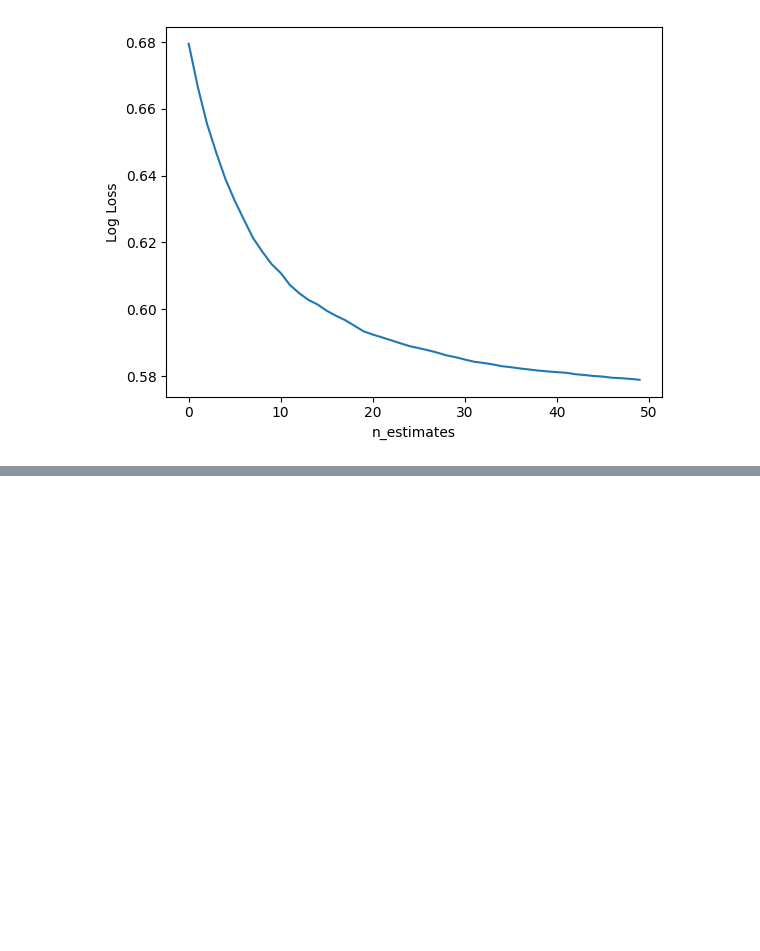
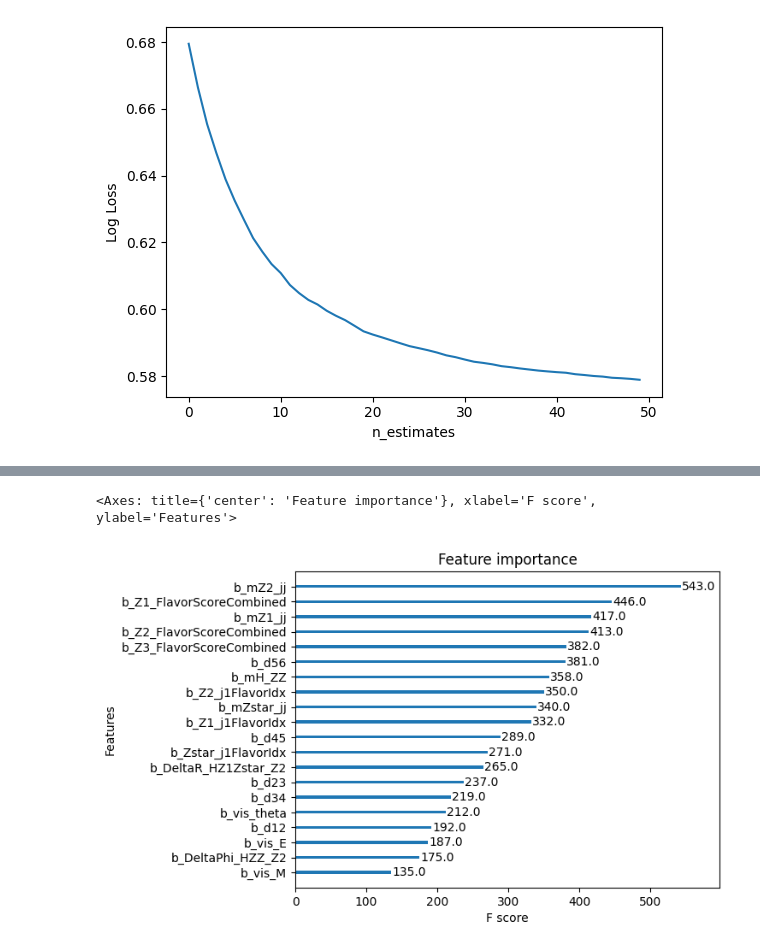
Before and after one commit to kwandrisc/SULI2025, a Jupyter notebook: Project Work.ipynb, the cells around one changed output, grey strips where cells are left out. Saved outputs shown, nothing was run; the diff lists cells and outputs as text; code cells hidden in the pictures; blank space fills up the shorter version.

```diff
--- a/Project Work.ipynb
+++ b/Project Work.ipynb
@@ -529,0 +530,11 @@ AUC score:  0.9460295933315592
+# %%
+model = XGBClassifier()
+model.fit(X_train, y_train)
+
+y_pred1 = model.predict_proba(X_test)
+y_pred_binary1 = model.predict(X_test)
+
+xgb.plot_importance(model,grid=False)
+# %% [output]
+<Axes: title={'center': 'Feature importance'}, xlabel='F score', ylabel='Features'>
+[figure, added]
```
Also changed, not shown: parts of 3 cells of this notebook.
